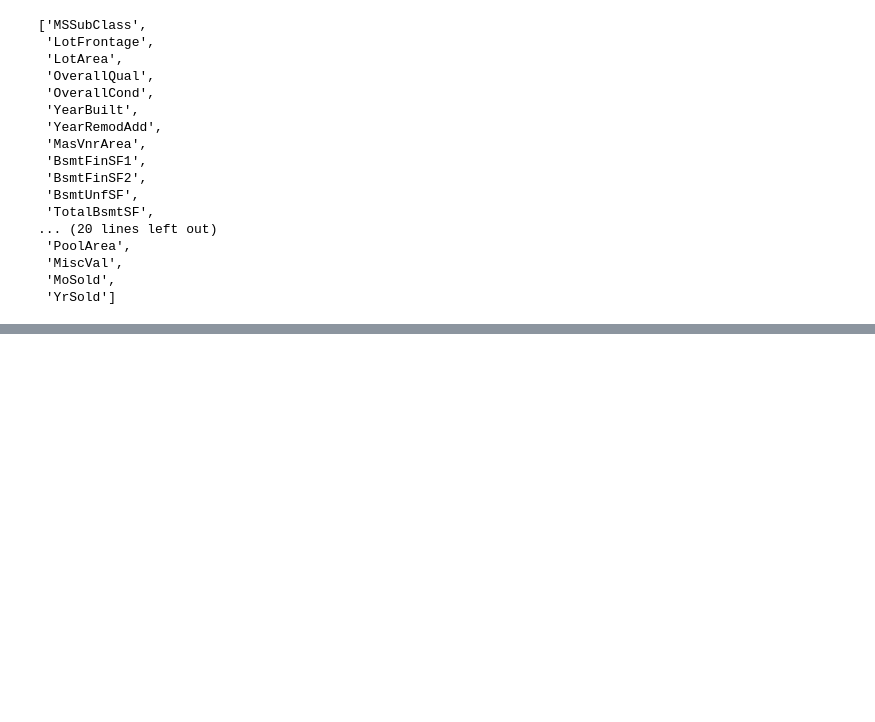
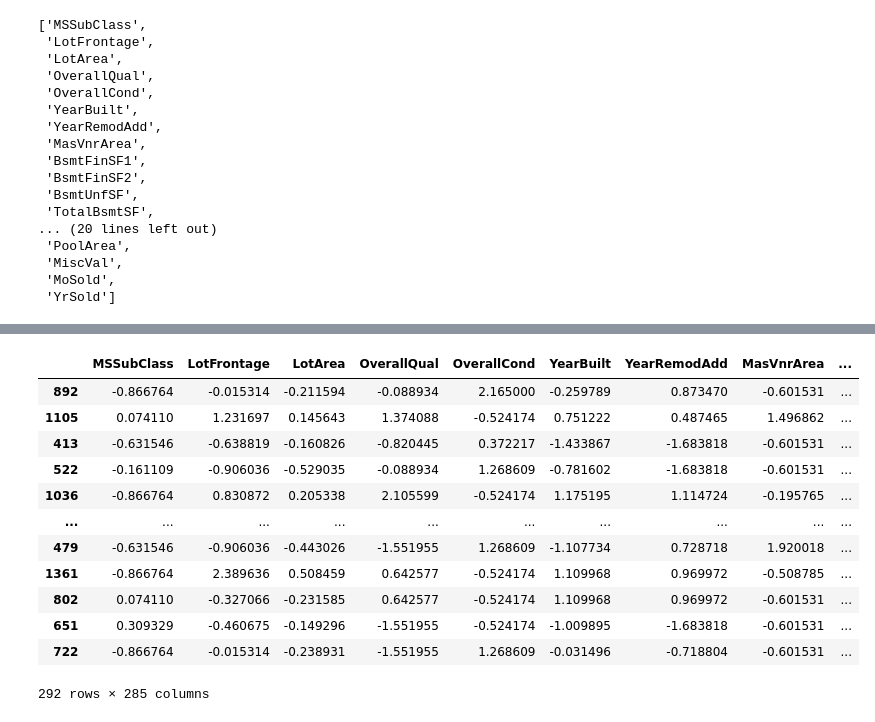
Before and after one commit to its-relative/ML-projects-Repo, a Jupyter notebook: kaggle_Housing_E2E/new/buildmodel.ipynb, the cells around one changed output, grey strips where cells are left out. Saved outputs shown, nothing was run; the diff lists cells and outputs as text; code cells hidden in the pictures; blank space fills up the shorter version.

```diff
--- a/kaggle_Housing_E2E/new/buildmodel.ipynb
+++ b/kaggle_Housing_E2E/new/buildmodel.ipynb
@@ -187,0 +202,2 @@ for cols in x_train[con_cols]:
+# %%
+test_final = pd.concat([x_test[con_cols],oe_test],axis = 1)
@@ -187,0 +220,16 @@ for cols in x_train[con_cols]:
+# %%
+test_final
+# %% [output]
+|  | MSSubClass | LotFrontage | LotArea | OverallQual | OverallCond | YearBuilt | YearRemodAdd | MasVnrArea | ... |
+| 892 | -0.866764 | -0.015314 | -0.211594 | -0.088934 | 2.165000 | -0.259789 | 0.873470 | -0.601531 | ... |
+| 1105 | 0.074110 | 1.231697 | 0.145643 | 1.374088 | -0.524174 | 0.751222 | 0.487465 | 1.496862 | ... |
+| 413 | -0.631546 | -0.638819 | -0.160826 | -0.820445 | 0.372217 | -1.433867 | -1.683818 | -0.601531 | ... |
+| 522 | -0.161109 | -0.906036 | -0.529035 | -0.088934 | 1.268609 | -0.781602 | -1.683818 | -0.601531 | ... |
+| 1036 | -0.866764 | 0.830872 | 0.205338 | 2.105599 | -0.524174 | 1.175195 | 1.114724 | -0.195765 | ... |
+| ... | ... | ... | ... | ... | ... | ... | ... | ... | ... |
+| 479 | -0.631546 | -0.906036 | -0.443026 | -1.551955 | 1.268609 | -1.107734 | 0.728718 | 1.920018 | ... |
+| 1361 | -0.866764 | 2.389636 | 0.508459 | 0.642577 | -0.524174 | 1.109968 | 0.969972 | -0.508785 | ... |
+| 802 | 0.074110 | -0.327066 | -0.231585 | 0.642577 | -0.524174 | 1.109968 | 0.969972 | -0.601531 | ... |
+| 651 | 0.309329 | -0.460675 | -0.149296 | -1.551955 | -0.524174 | -1.009895 | -1.683818 | -0.601531 | ... |
+| 722 | -0.866764 | -0.015314 | -0.238931 | -1.551955 | 1.268609 | -0.031496 | -0.718804 | -0.601531 | ... |
+292 rows × 285 columns
```
Also changed, not shown: parts of 38 cells of this notebook, 1 other file.
